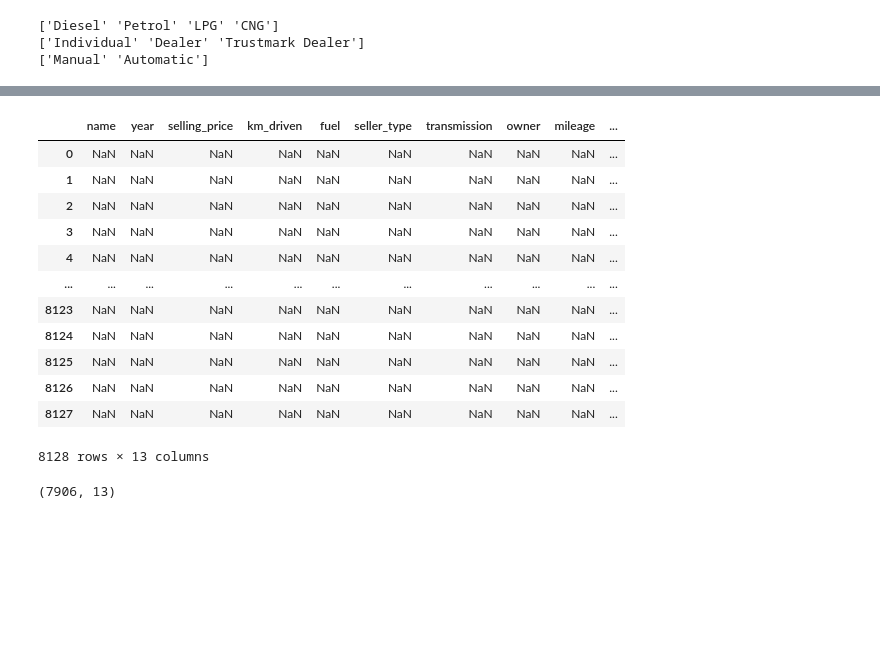
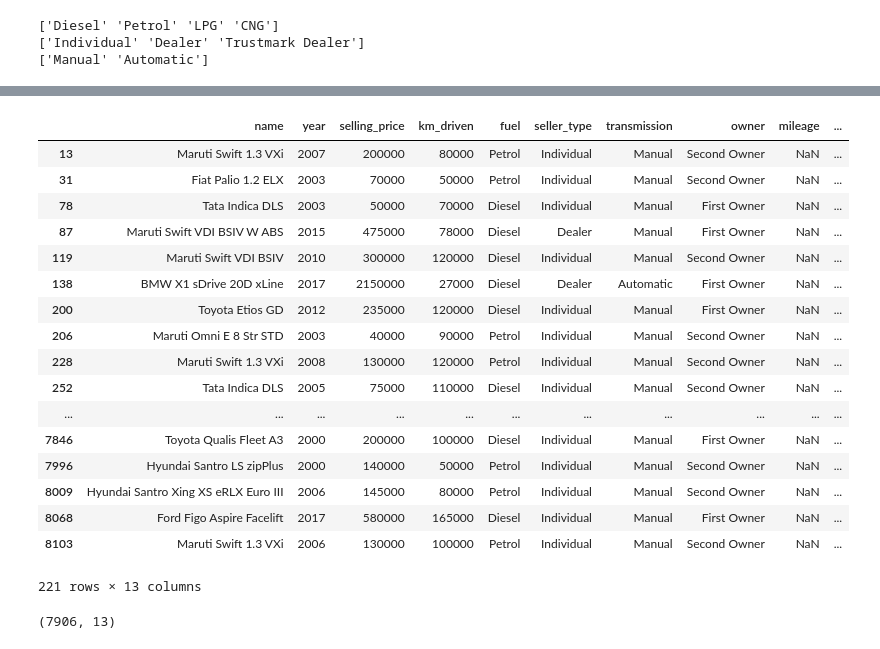
Before and after one commit to Camilongon/CarPrediction, a Jupyter notebook: Modelo_CarPre.ipynb, the cells around one changed output, grey strips where cells are left out. Drawn from its saved outputs; the diff is of its cells as text; code cells hidden in the pictures; blank space fills up the shorter version.

```diff
--- a/Modelo_CarPre.ipynb
+++ b/Modelo_CarPre.ipynb
@@ -46,21 +46,26 @@ torque           222
 seats            221
 dtype: int64
 # %%
-df[df.isnull()]
+df[df.mileage.isnull()]
 # %% [output]
 |  | name | year | selling_price | km_driven | fuel | seller_type | transmission | owner | mileage | ... |
-| 0 | NaN | NaN | NaN | NaN | NaN | NaN | NaN | NaN | NaN | ... |
-| 1 | NaN | NaN | NaN | NaN | NaN | NaN | NaN | NaN | NaN | ... |
-| 2 | NaN | NaN | NaN | NaN | NaN | NaN | NaN | NaN | NaN | ... |
-| 3 | NaN | NaN | NaN | NaN | NaN | NaN | NaN | NaN | NaN | ... |
-| 4 | NaN | NaN | NaN | NaN | NaN | NaN | NaN | NaN | NaN | ... |
+| 13 | Maruti Swift 1.3 VXi | 2007 | 200000 | 80000 | Petrol | Individual | Manual | Second Owner | NaN | ... |
+| 31 | Fiat Palio 1.2 ELX | 2003 | 70000 | 50000 | Petrol | Individual | Manual | Second Owner | NaN | ... |
+| 78 | Tata Indica DLS | 2003 | 50000 | 70000 | Diesel | Individual | Manual | First Owner | NaN | ... |
+| 87 | Maruti Swift VDI BSIV W ABS | 2015 | 475000 | 78000 | Diesel | Dealer | Manual | First Owner | NaN | ... |
+| 119 | Maruti Swift VDI BSIV | 2010 | 300000 | 120000 | Diesel | Individual | Manual | Second Owner | NaN | ... |
+| 138 | BMW X1 sDrive 20D xLine | 2017 | 2150000 | 27000 | Diesel | Dealer | Automatic | First Owner | NaN | ... |
+| 200 | Toyota Etios GD | 2012 | 235000 | 120000 | Diesel | Individual | Manual | First Owner | NaN | ... |
+| 206 | Maruti Omni E 8 Str STD | 2003 | 40000 | 90000 | Petrol | Individual | Manual | Second Owner | NaN | ... |
+| 228 | Maruti Swift 1.3 VXi | 2008 | 130000 | 120000 | Petrol | Individual | Manual | Second Owner | NaN | ... |
+| 252 | Tata Indica DLS | 2005 | 75000 | 110000 | Diesel | Individual | Manual | Second Owner | NaN | ... |
 | ... | ... | ... | ... | ... | ... | ... | ... | ... | ... | ... |
-| 8123 | NaN | NaN | NaN | NaN | NaN | NaN | NaN | NaN | NaN | ... |
-| 8124 | NaN | NaN | NaN | NaN | NaN | NaN | NaN | NaN | NaN | ... |
-| 8125 | NaN | NaN | NaN | NaN | NaN | NaN | NaN | NaN | NaN | ... |
-| 8126 | NaN | NaN | NaN | NaN | NaN | NaN | NaN | NaN | NaN | ... |
-| 8127 | NaN | NaN | NaN | NaN | NaN | NaN | NaN | NaN | NaN | ... |
+| 7846 | Toyota Qualis Fleet A3 | 2000 | 200000 | 100000 | Diesel | Individual | Manual | First Owner | NaN | ... |
+| 7996 | Hyundai Santro LS zipPlus | 2000 | 140000 | 50000 | Petrol | Individual | Manual | Second Owner | NaN | ... |
+| 8009 | Hyundai Santro Xing XS eRLX Euro III | 2006 | 145000 | 80000 | Petrol | Individual | Manual | Second Owner | NaN | ... |
+| 8068 | Ford Figo Aspire Facelift | 2017 | 580000 | 165000 | Diesel | Individual | Manual | First Owner | NaN | ... |
+| 8103 | Maruti Swift 1.3 VXi | 2006 | 130000 | 100000 | Petrol | Individual | Manual | Second Owner | NaN | ... |
-8128 rows × 13 columns
+221 rows × 13 columns
 # %%
 df = df.dropna(how='any')
 # %%
```
Also changed, not shown: parts of 22 cells of this notebook.
